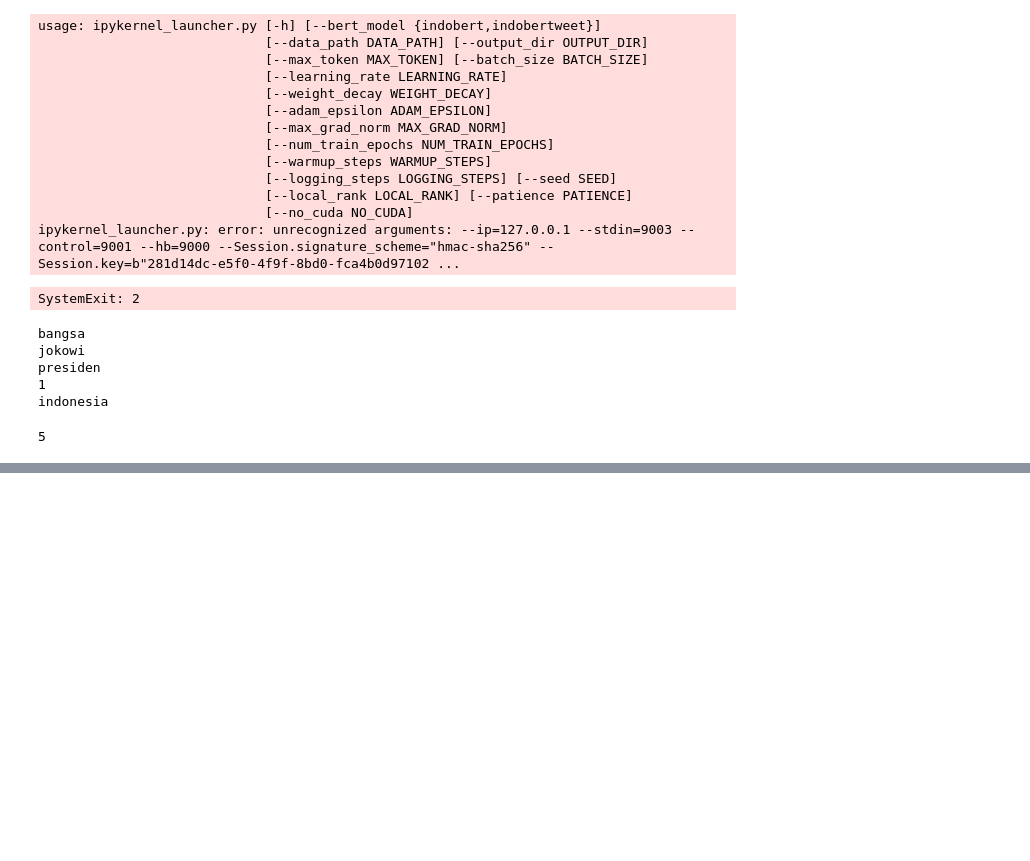
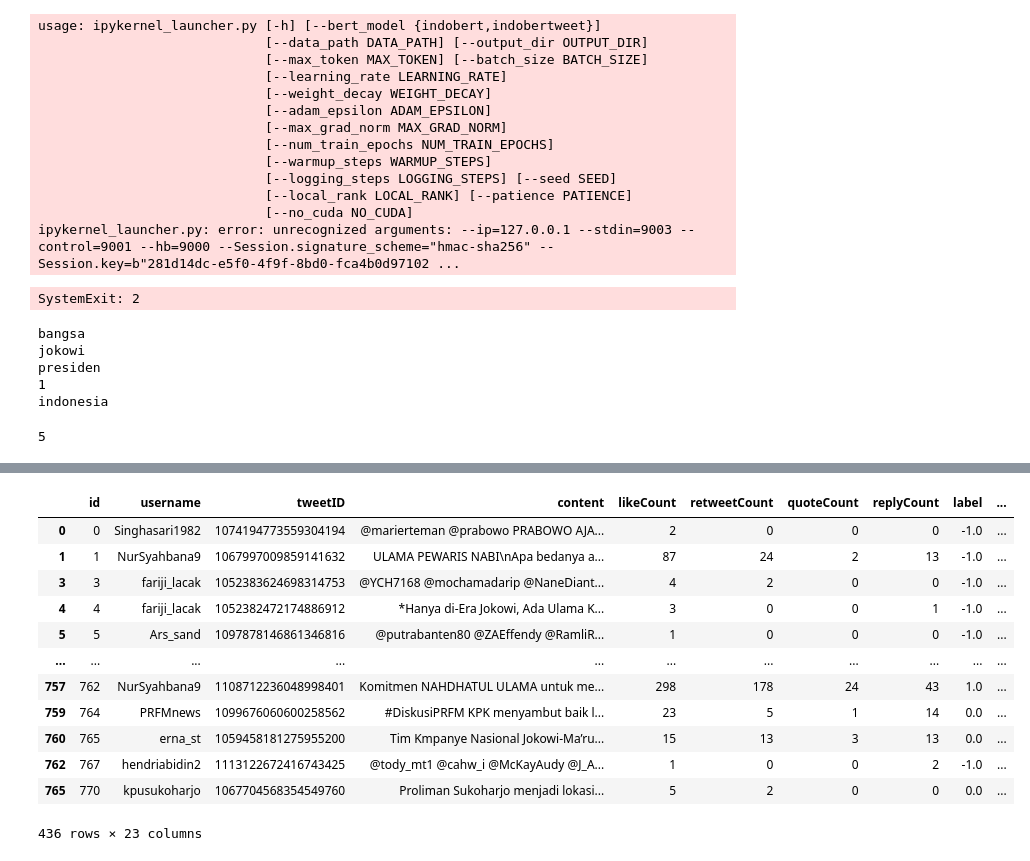
Before and after one commit to ADryInkCartridge/Tugas-Akhir, a Jupyter notebook: Sentiment Analysis/Sentimen Analysis Runnable.ipynb, the cells around one changed output, grey strips where cells are left out. Saved outputs shown, nothing was run; the diff lists cells and outputs as text; code cells hidden in the pictures; blank space fills up the shorter version.

```diff
--- a/Sentiment Analysis/Sentimen Analysis Runnable.ipynb
+++ b/Sentiment Analysis/Sentimen Analysis Runnable.ipynb
@@ -852,13 +1140,13 @@ from sklearn.metrics import accuracy_score
 max_acc = 0
 best_treshold = 0
 
-for i in range(1, 10, 1):
+for i in range(1, 20, 1):
     treshold = i
     y_pred = []
 
 
-    for x in range(len(pos_sentiword)):
-        delta = pos_inset[x] - neg_inset[x]
+    for x in range(len(pos_inset)):
+        delta = pos_inset[x] + neg_inset[x]
         if delta > treshold:
             y_pred.append(3)
         elif delta < - treshold:
@@ -896,15 +1168,23 @@ Max Accuracy =  0.2503276539973788 Best Treshold =  9
 # %%
+from sklearn.metrics import classification_report
+from sklearn.metrics import confusion_matrix
+import numpy as np
+
+pos_sentiword = df['pos_sentiword'].tolist()
+neg_sentiword = df['neg_sentiword'].tolist()
+
 y_pred = []
 
-for x in range(len(pos_sentiword)):
-    delta = pos_inset[x] - neg_inset[x]
-    if delta > 28:
+for i in range(len(pos_sentiword)):
+    delta = pos_sentiword[i] - neg_sentiword[i]
+    if delta > 0.5:
         y_pred.append(3)
-    elif delta < -28:
+    elif delta < -0.5:
         y_pred.append(1)
     else:
         y_pred.append(2)
 
+y_true = df['tag_overall'].tolist()
 print(classification_report(y_true, y_pred, target_names=['neg', 'neu', 'pos']))
 print(confusion_matrix(y_true, y_pred))
 # %% [output]
@@ -923,0 +1237,21 @@ weighted avg       0.17      0.31      0.22       763
+# %%
+wrong_answer_inset = df
+wrong_answer_inset['inset'] =  y_pred
+# %%
+wrong_answer_inset = wrong_answer_inset[wrong_answer_inset['tag_overall'] != wrong_answer_inset['inset']]
+# %%
+wrong_answer_inset
+# %% [output]
+|  | id | username | tweetID | content | likeCount | retweetCount | quoteCount | replyCount | label | ... |
+| 0 | 0 | Singhasari1982 | 1074194773559304194 | @marierteman @prabowo PRABOWO AJA... | 2 | 0 | 0 | 0 | -1.0 | ... |
+| 1 | 1 | NurSyahbana9 | 1067997009859141632 | ULAMA PEWARIS NABI\nApa bedanya a... | 87 | 24 | 2 | 13 | -1.0 | ... |
+| 3 | 3 | fariji_lacak | 1052383624698314753 | @YCH7168 @mochamadarip @NaneDiant... | 4 | 2 | 0 | 0 | -1.0 | ... |
+| 4 | 4 | fariji_lacak | 1052382472174886912 | *Hanya di-Era Jokowi, Ada Ulama K... | 3 | 0 | 0 | 1 | -1.0 | ... |
+| 5 | 5 | Ars_sand | 1097878146861346816 | @putrabanten80 @ZAEffendy @RamliR... | 1 | 0 | 0 | 0 | -1.0 | ... |
+| ... | ... | ... | ... | ... | ... | ... | ... | ... | ... | ... |
+| 757 | 762 | NurSyahbana9 | 1108712236048998401 | Komitmen NAHDHATUL ULAMA untuk me... | 298 | 178 | 24 | 43 | 1.0 | ... |
+| 759 | 764 | PRFMnews | 1099676060600258562 | #DiskusiPRFM KPK menyambut baik l... | 23 | 5 | 1 | 14 | 0.0 | ... |
+| 760 | 765 | erna_st | 1059458181275955200 | Tim Kmpanye Nasional Jokowi-Ma’ru... | 15 | 13 | 3 | 13 | 0.0 | ... |
+| 762 | 767 | hendriabidin2 | 1113122672416743425 | @tody_mt1 @cahw_i @McKayAudy @J_A... | 1 | 0 | 0 | 2 | -1.0 | ... |
+| 765 | 770 | kpusukoharjo | 1067704568354549760 | Proliman Sukoharjo menjadi lokasi... | 5 | 2 | 0 | 0 | 0.0 | ... |
+436 rows × 23 columns
```
Also changed, not shown: parts of 39 cells of this notebook, 57 other files.
